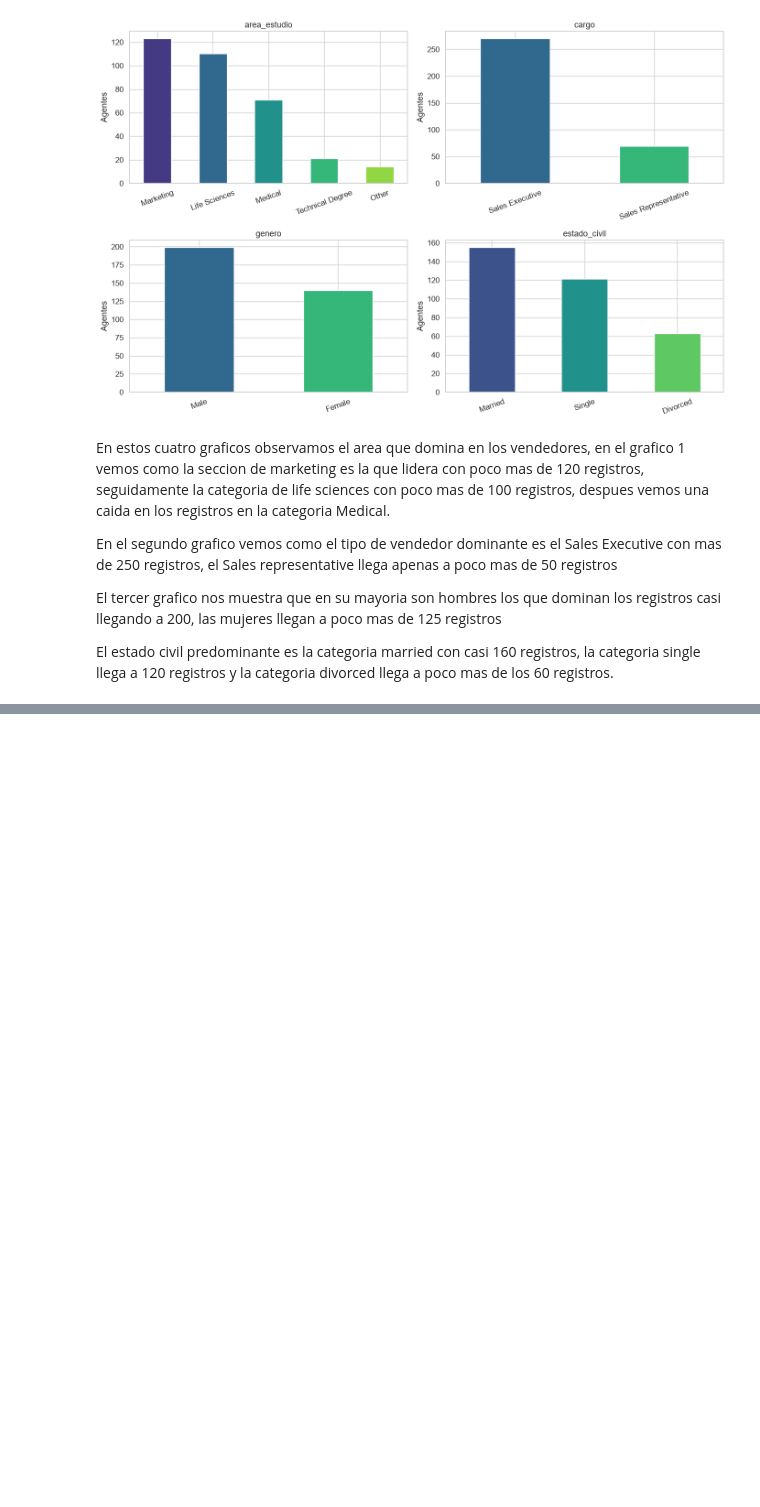
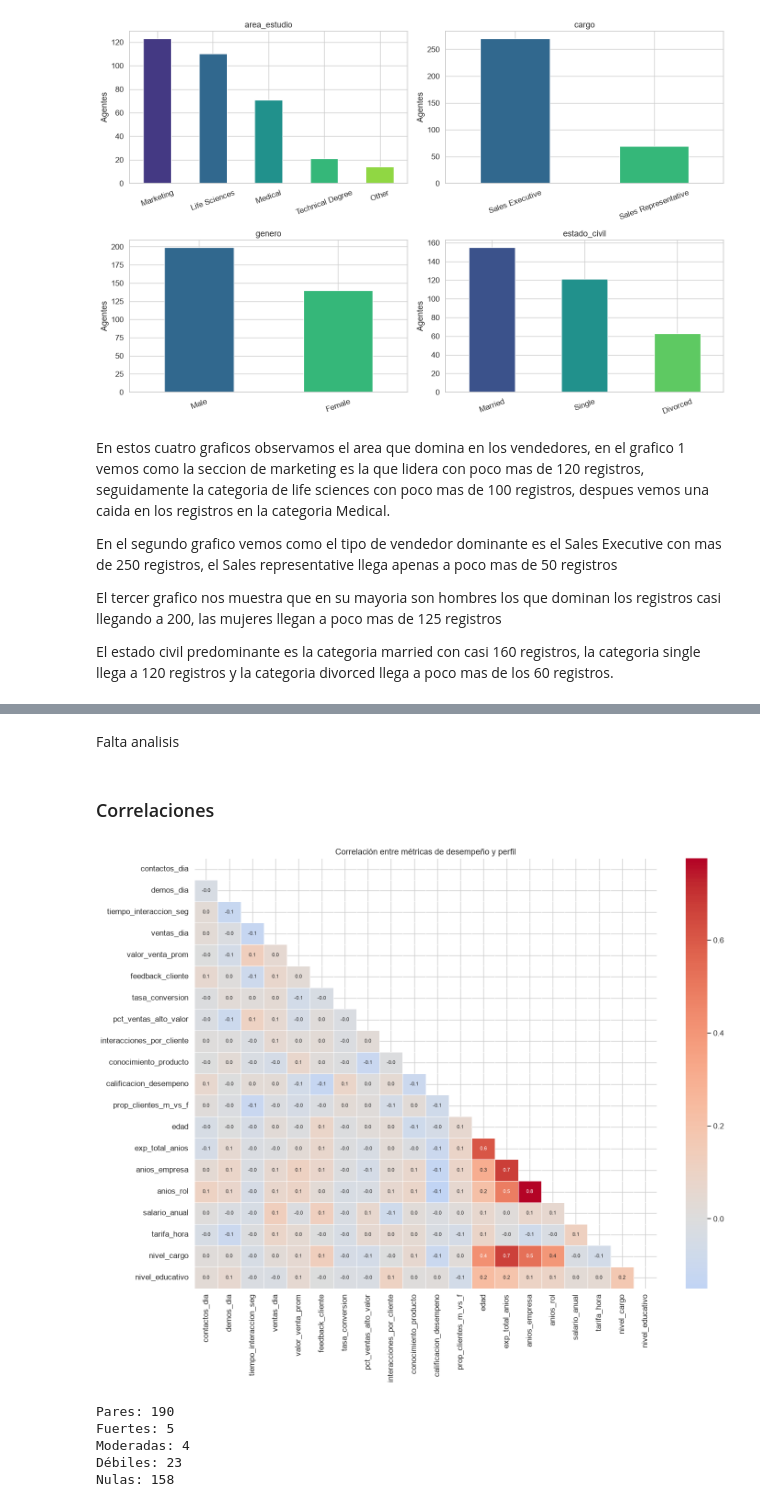
Before and after one commit to jeriel169017-a11y/Mineria-1, a Jupyter notebook: analisis_angentes.ipynb, the cells around one changed output, grey strips where cells are left out. Cells and saved outputs as stored; diff of their text form; code cells hidden in the pictures; blank space fills up the shorter version.

```diff
--- a/analisis_angentes.ipynb
+++ b/analisis_angentes.ipynb
@@ -320,0 +379,29 @@ El estado civil predominante es la categoria married con casi 160 registros, la
+# %% [markdown]
+Falta analisis
+# %% [markdown]
+### Correlaciones
+# %%
+vars_c = desempeno + perfil
+corr = df[vars_c].corr()
+
+mask = np.triu(np.ones_like(corr, dtype=bool))
+plt.figure(figsize=(15, 12))
+sns.heatmap(corr, mask=mask, annot=True, fmt=".1f", cmap="coolwarm",
+            center=0, linewidths=0.5, annot_kws={"size": 8})
+plt.title("Correlación entre métricas de desempeño y perfil")
+plt.tight_layout()
+plt.show()
+
+pares = corr.where(np.triu(np.ones(corr.shape, dtype=bool), k=1)).stack().dropna()
+print("Pares:", len(pares))
+print("Fuertes:", (pares.abs() >= 0.5).sum())
+print("Moderadas:", ((pares.abs() >= 0.3) & (pares.abs() < 0.5)).sum())
+print("Débiles:", ((pares.abs() >= 0.1) & (pares.abs() < 0.3)).sum())
+print("Nulas:", (pares.abs() < 0.1).sum())
+# %% [output]
+[figure, added]
+Pares: 190
+Fuertes: 5
+Moderadas: 4
+Débiles: 23
+Nulas: 158
```
Also changed, not shown: parts of 13 cells of this notebook.
